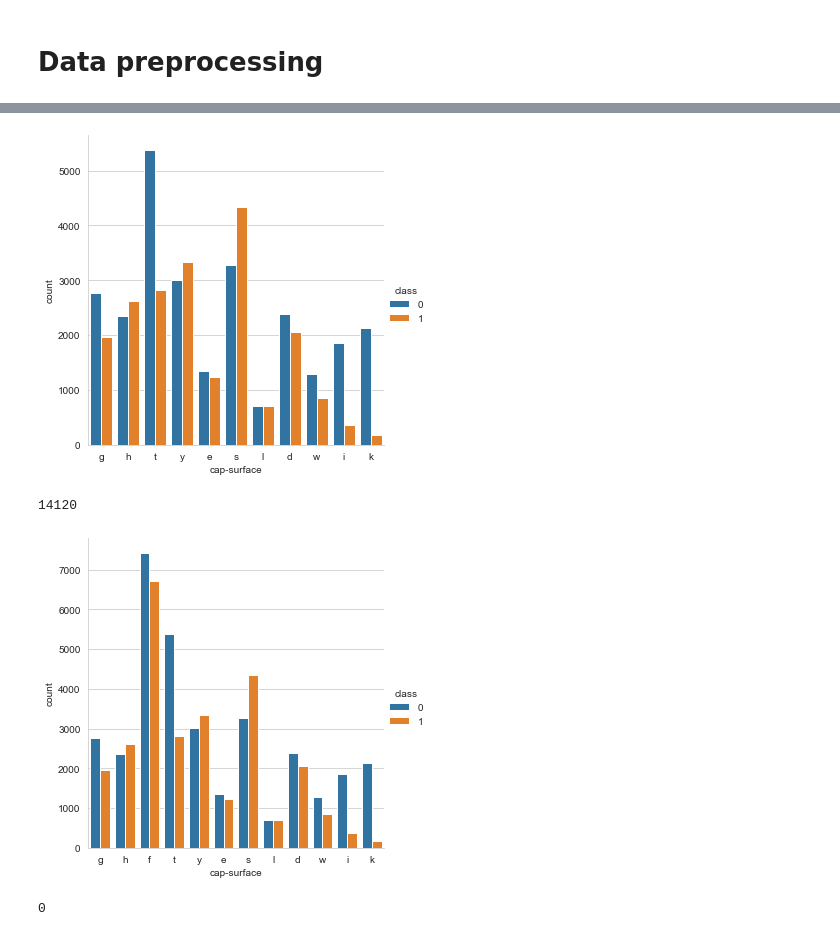
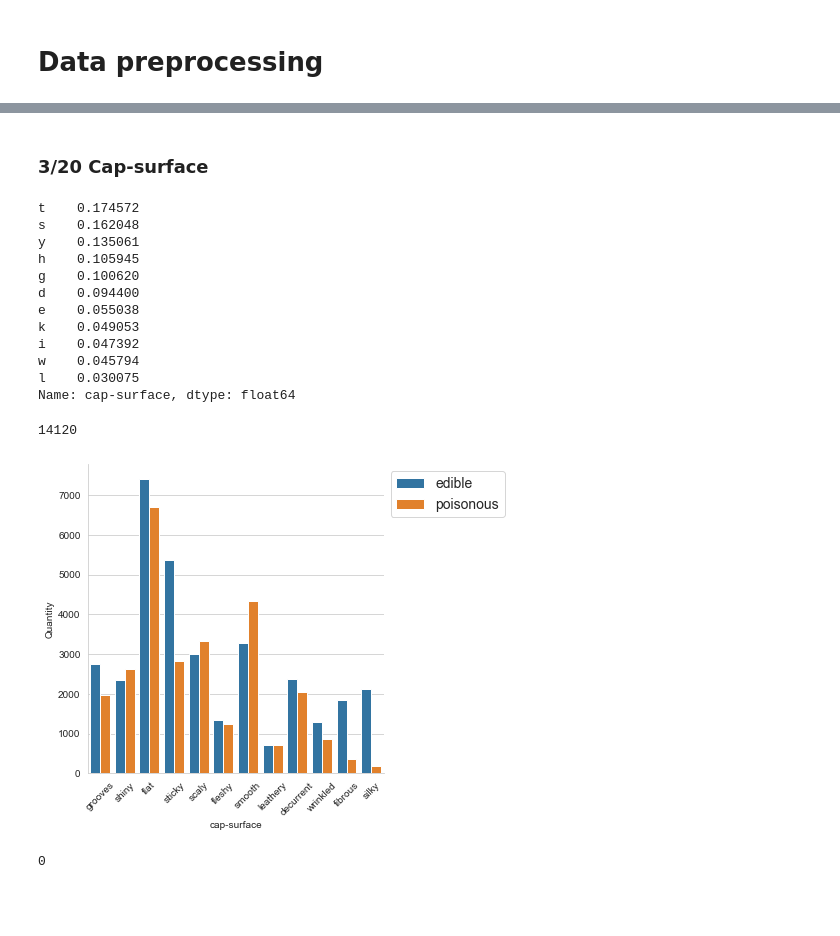
Before and after one commit to AleksanderWernik/Mushrooms, a Jupyter notebook: Grzyby.ipynb, the cells around one changed output, grey strips where cells are left out. Cells and saved outputs as stored; diff of their text form; code cells hidden in the pictures; blank space fills up the shorter version.

```diff
--- a/Grzyby.ipynb
+++ b/Grzyby.ipynb
@@ -78,5 +77,0 @@ plt.show()
-# %%
-# 2 cap-shape: bell=b, conical=c, convex=x, flat=f, sunken=s, spherical=p, others=o
-sns.set_style('whitegrid')
-df['cap-shape'].value_counts(normalize=True).plot(kind='bar')
-plt.show()
@@ -85,9 +89,20 @@ plt.show()
+# %% [markdown]
+### 3/20 Cap-surface
 # %%
-# 3 cap-surface: fibrous=i, grooves=g, scaly=y, smooth=s, shiny=h, leathery=l, silky=k, sticky=t, wrinkled=w, fleshy=e
-sns.catplot(x='cap-surface', data=df, kind='count', hue='class')
-plt.show()
+df['cap-surface'].value_counts(normalize=True)
 # %% [output]
-[figure, removed]
+t    0.174572
+s    0.162048
+y    0.135061
+h    0.105945
+g    0.100620
+d    0.094400
+e    0.055038
+k    0.049053
+i    0.047392
+w    0.045794
+l    0.030075
+Name: cap-surface, dtype: float64
 # %%
 df['cap-surface'].isna().sum()
 # %% [output]
@@ -95,10 +110,15 @@ df['cap-surface'].isna().sum()
 # %%
 # changing Nan's to zeros and pelacing to none info = f
 df['cap-surface'] = df['cap-surface'].fillna(0).replace({0: 'f'})
-sns.catplot(x='cap-surface', data=df, kind='count', hue='class')
+g=sns.catplot(x='cap-surface', data=df, kind='count', hue='class', legend=None)
+g.set(xlabel= "cap-surface" ,ylabel = 'Quantity',
+      xticklabels=('grooves', 'shiny', 'flat', 'sticky', 'scaly', 'fleshy',
+                   'smooth', 'leathery', 'decurrent', 'wrinkled', 'fibrous', 'silky'))
+plt.xticks(rotation=45)
+plt.legend(labels=['edible','poisonous'], fontsize=14, loc='upper left', bbox_to_anchor=(1, 1))
 plt.show()
 # %% [output]
-[figure, old version]
+[figure, new version]
 # %%
 df['cap-surface'].isna().sum()
 # %% [output]
```
Also changed, not shown: parts of 52 cells of this notebook.
